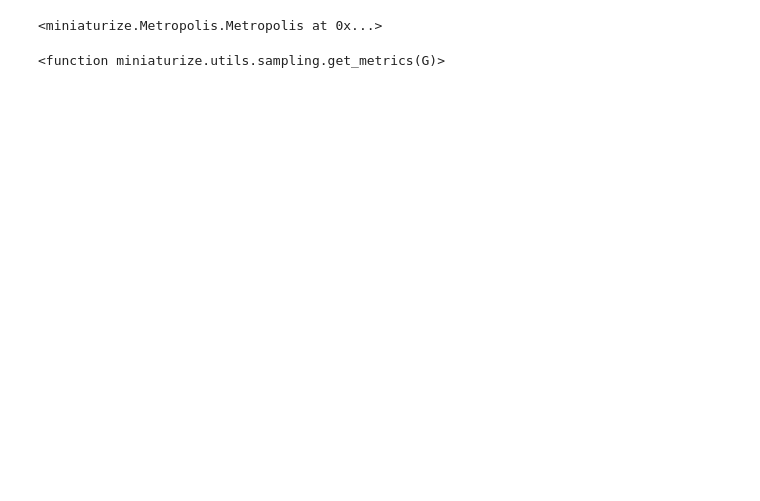
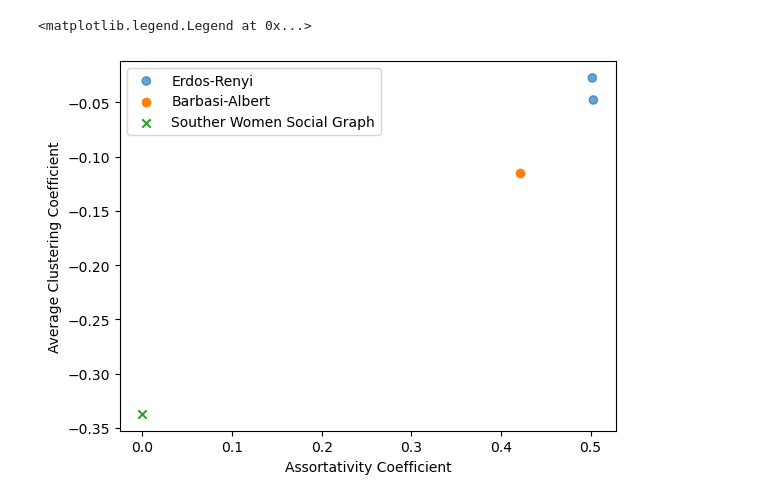
Before and after one commit to murillo-group/miniature_graphs, a Jupyter notebook: examples/notebooks/sampler.ipynb, the cells around one changed output. Drawn from its saved outputs; the diff is of its cells as text; code cells hidden in the pictures; blank space fills up the shorter version.

Commit message:
Updated sampling example

```diff
--- a/examples/notebooks/sampler.ipynb
+++ b/examples/notebooks/sampler.ipynb
@@ -87,19 +28,14 @@ df_ba
 # %%
 fig,ax = plt.subplots()
-C,r = get_metrics(nx.davis_southern_women_graph())
+C,r = mini.get_metrics(nx.davis_southern_women_graph())
 ax.scatter(df_er['m1'],df_er['m2'],alpha=np.log10(df_er['graph_size'])/3)
 ax.scatter(df_ba['m1'],df_ba['m2'])
 ax.scatter(C,r,marker='x')
 
 ax.set_xlabel('Assortativity Coefficient')
 ax.set_ylabel('Average Clustering Coefficient')
 
 ax.legend(["Erdos-Renyi","Barbasi-Albert","Souther Women Social Graph"])
+# %% [output]
+<matplotlib.legend.Legend at 0x...>
+[figure, added]
-# %%
-mini.Metropolis(nx.complete_graph,1)
-# %% [output]
-<miniaturize.Metropolis.Metropolis at 0x...>
-# %%
-mini.utils.sampling.get_metrics
-# %% [output]
-<function miniaturize.utils.sampling.get_metrics(G)>
```
Also changed, not shown: parts of 3 cells of this notebook.
